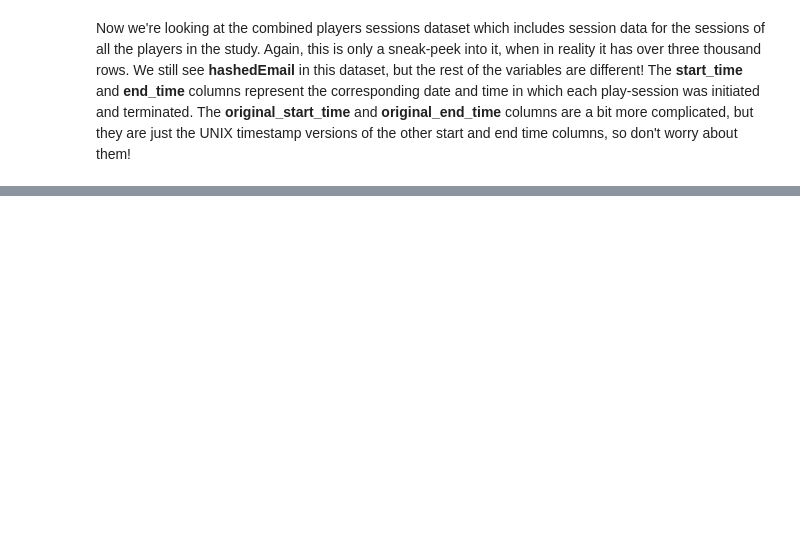
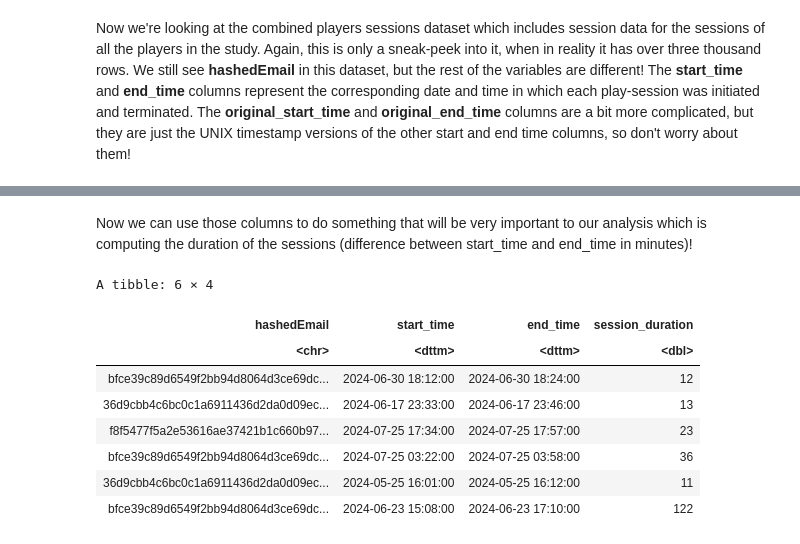
Before and after one commit to derek-m-martin/DSCI100-GroupProject, a Jupyter notebook: project_file.ipynb, the cells around one changed output, grey strips where cells are left out. Drawn from its saved outputs; the diff is of its cells as text; code cells hidden in the pictures; blank space fills up the shorter version.

```diff
--- a/project_file.ipynb
+++ b/project_file.ipynb
@@ -85,0 +141,16 @@ Now we're looking at the combined players sessions dataset which includes sessio
+# %% [markdown]
+Now we can use those columns to do something that will be very important to our analysis which is computing the duration of the sessions (difference between start_time and end_time in minutes)!
+# %%
+sessions <- mutate(sessions, session_duration = as.numeric(difftime(end_time, start_time, units = "mins")))
+
+head(sessions)
+# %% [output]
+A tibble: 6 × 4
+| hashedEmail | start_time | end_time | session_duration |
+| <chr> | <dttm> | <dttm> | <dbl> |
+| bfce39c89d6549f2bb94d8064d3ce69dc... | 2024-06-30 18:12:00 | 2024-06-30 18:24:00 | 12 |
+| 36d9cbb4c6bc0c1a6911436d2da0d09ec... | 2024-06-17 23:33:00 | 2024-06-17 23:46:00 | 13 |
+| f8f5477f5a2e53616ae37421b1c660b97... | 2024-07-25 17:34:00 | 2024-07-25 17:57:00 | 23 |
+| bfce39c89d6549f2bb94d8064d3ce69dc... | 2024-07-25 03:22:00 | 2024-07-25 03:58:00 | 36 |
+| 36d9cbb4c6bc0c1a6911436d2da0d09ec... | 2024-05-25 16:01:00 | 2024-05-25 16:12:00 | 11 |
+| bfce39c89d6549f2bb94d8064d3ce69dc... | 2024-06-23 15:08:00 | 2024-06-23 17:10:00 | 122 |
```
Also changed, not shown: parts of 12 cells of this notebook.
